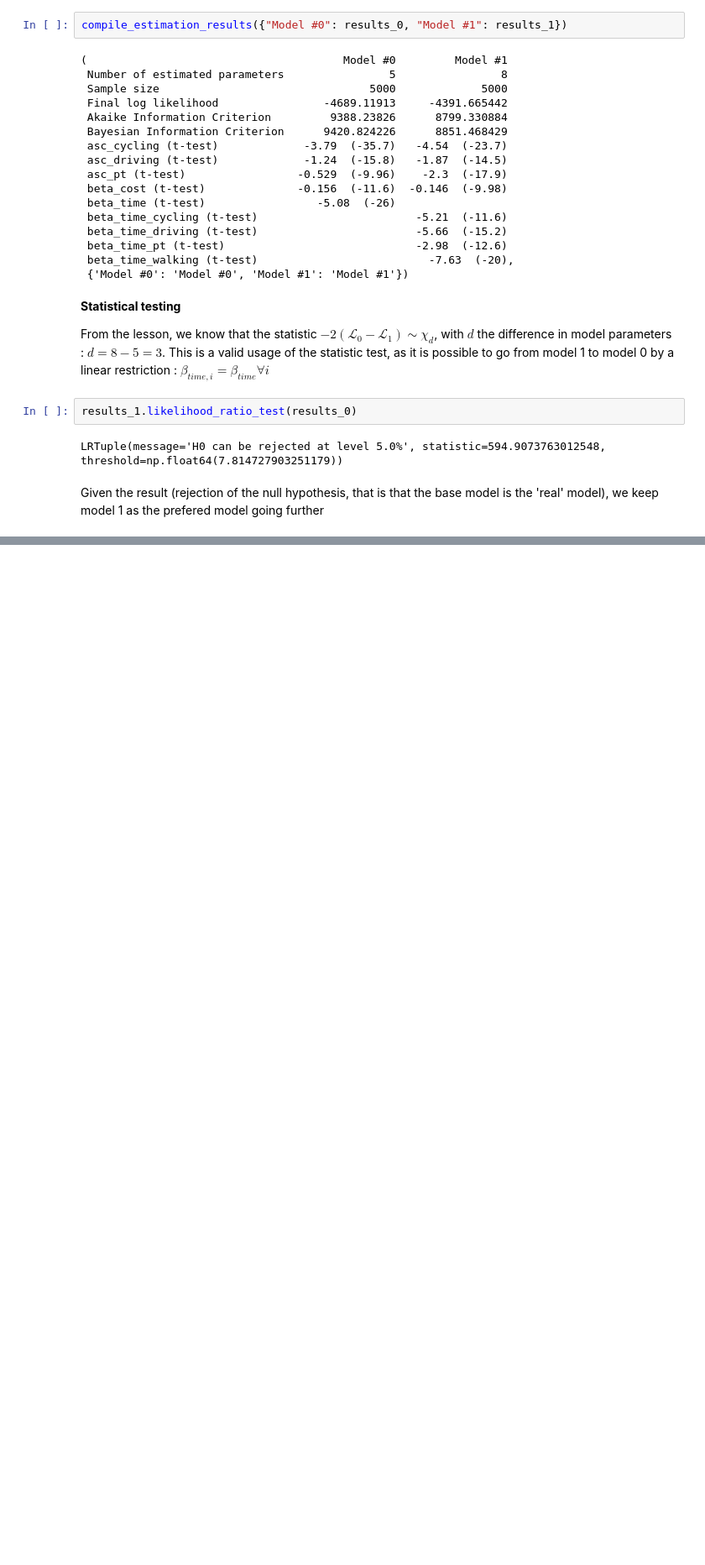
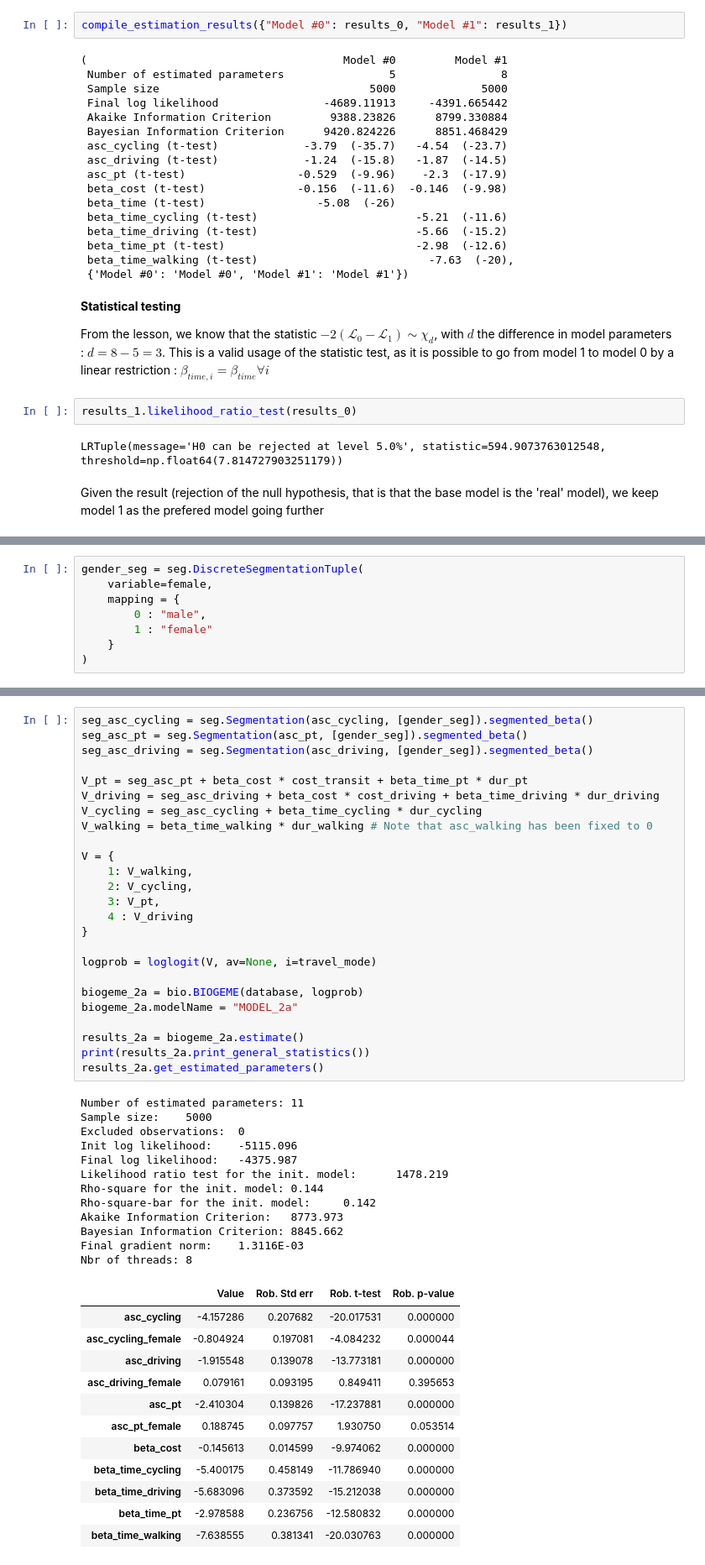
Before and after one commit to merlebleue/MMB2024-Project-Group09, a Jupyter notebook: project_group09.ipynb, the cells around one changed output, grey strips where cells are left out. Shown at 84% size. Drawn from its saved outputs; the diff is of its cells as text; blank space fills up the shorter version.

Commit message:
Done model 2

```diff
--- a/project_group09.ipynb
+++ b/project_group09.ipynb
@@ -235,0 +240,8 @@ Given the result (rejection of the null hypothesis, that is that the base model
+# %%
+gender_seg = seg.DiscreteSegmentationTuple(
+    variable=female,
+    mapping = {
+        0 : "male",
+        1 : "female"
+    }
+)
@@ -235,0 +250,50 @@ Given the result (rejection of the null hypothesis, that is that the base model
+# %%
+seg_asc_cycling = seg.Segmentation(asc_cycling, [gender_seg]).segmented_beta()
+seg_asc_pt = seg.Segmentation(asc_pt, [gender_seg]).segmented_beta()
+seg_asc_driving = seg.Segmentation(asc_driving, [gender_seg]).segmented_beta()
+
+V_pt = seg_asc_pt + beta_cost * cost_transit + beta_time_pt * dur_pt
+V_driving = seg_asc_driving + beta_cost * cost_driving + beta_time_driving * dur_driving
+V_cycling = seg_asc_cycling + beta_time_cycling * dur_cycling
+V_walking = beta_time_walking * dur_walking # Note that asc_walking has been fixed to 0
+
+V = {
+    1: V_walking,
+    2: V_cycling,
+    3: V_pt,
+    4 : V_driving
+}
+
+logprob = loglogit(V, av=None, i=travel_mode)
+
+biogeme_2a = bio.BIOGEME(database, logprob)
+biogeme_2a.modelName = "MODEL_2a"
+
+results_2a = biogeme_2a.estimate()
+print(results_2a.print_general_statistics())
+results_2a.get_estimated_parameters()
+# %% [output]
+Number of estimated parameters: 11
+Sample size:    5000
+Excluded observations:  0
+Init log likelihood:    -5115.096
+Final log likelihood:   -4375.987
+Likelihood ratio test for the init. model:      1478.219
+Rho-square for the init. model: 0.144
+Rho-square-bar for the init. model:     0.142
+Akaike Information Criterion:   8773.973
+Bayesian Information Criterion: 8845.662
+Final gradient norm:    1.3116E-03
+Nbr of threads: 8
+|  | Value | Rob. Std err | Rob. t-test | Rob. p-value |
+| asc_cycling | -4.157286 | 0.207682 | -20.017531 | 0.000000 |
+| asc_cycling_female | -0.804924 | 0.197081 | -4.084232 | 0.000044 |
+| asc_driving | -1.915548 | 0.139078 | -13.773181 | 0.000000 |
+| asc_driving_female | 0.079161 | 0.093195 | 0.849411 | 0.395653 |
+| asc_pt | -2.410304 | 0.139826 | -17.237881 | 0.000000 |
+| asc_pt_female | 0.188745 | 0.097757 | 1.930750 | 0.053514 |
+| beta_cost | -0.145613 | 0.014599 | -9.974062 | 0.000000 |
+| beta_time_cycling | -5.400175 | 0.458149 | -11.786940 | 0.000000 |
+| beta_time_driving | -5.683096 | 0.373592 | -15.212038 | 0.000000 |
+| beta_time_pt | -2.978588 | 0.236756 | -12.580832 | 0.000000 |
+| beta_time_walking | -7.638555 | 0.381341 | -20.030763 | 0.000000 |
```
Also changed, not shown: parts of 13 cells of this notebook, 2 other files.
